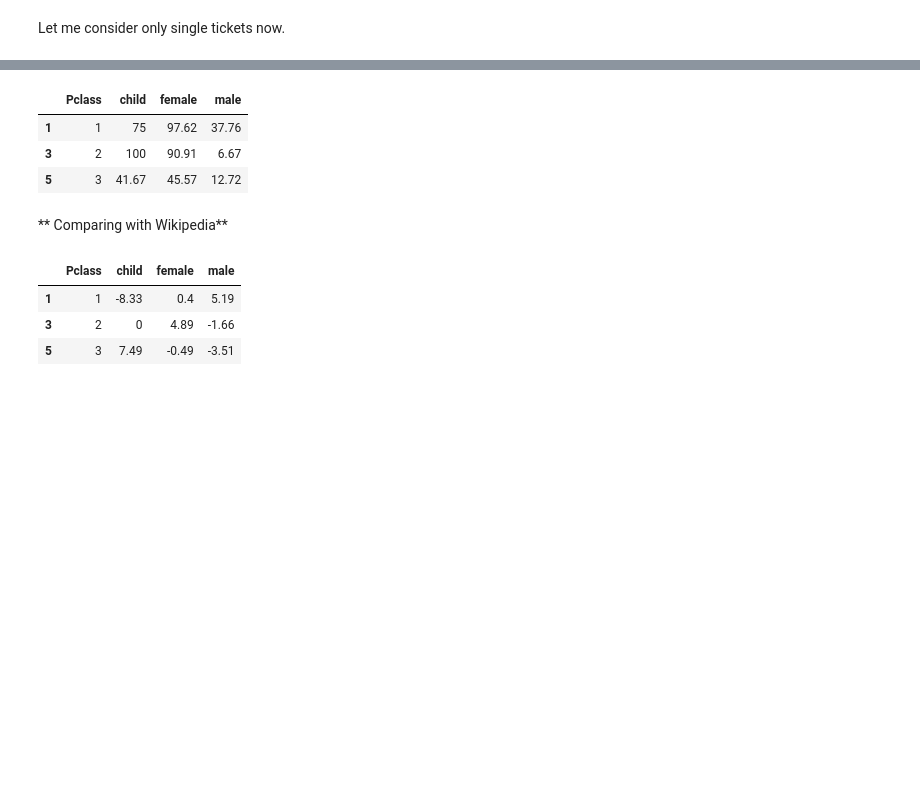
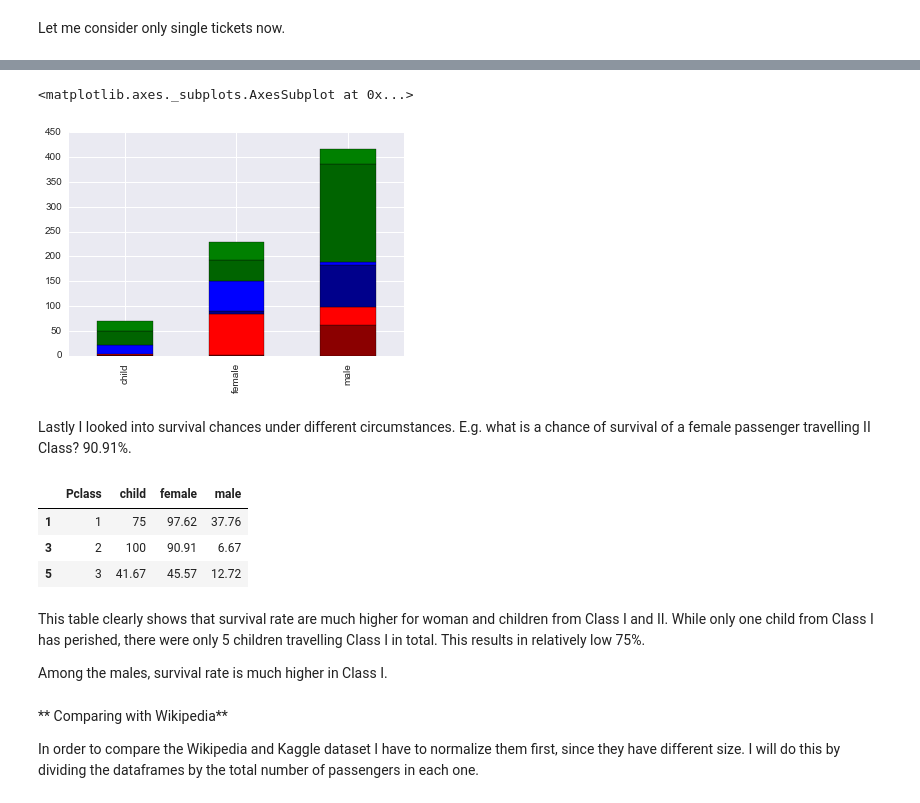
Before and after one commit to popolvar/udacity-dand-P2-titanic, a Jupyter notebook: Konecny P2 - Titanic.ipynb, the cells around one changed output, grey strips where cells are left out. Saved outputs shown, nothing was run; the diff lists cells and outputs as text; code cells hidden in the pictures; blank space fills up the shorter version.

```diff
--- a/Konecny P2 - Titanic.ipynb
+++ b/Konecny P2 - Titanic.ipynb
@@ -410,9 +416,9 @@ See the caveats in the documentation: http://pandas.pydata.org/pandas-docs/stabl
 # %%
 def set_child(row):
     if row["Age"] <= 12:
-        row["ResCat"]="child"
+        row["Pcat"]="child"
     return row
 
-passangers_df_age = passangers_df_age.apply(set_child,axis =1)
+passengers_df_age = passengers_df_age.apply(set_child,axis =1)
 # %%
 #quick check whether it worked
@@ -483,3 +515,19 @@ Now I will turn the survival counts into percentages and improve the visualizati
+# %%
+def draw_bar_chart(df):
+    c_list = ["darkred","red","darkblue","blue","darkgreen","green"]
+    l_list = ["I-D","I-S","II-D","II-S","III-D","III-S"]
+
+    #Normaly plot.bar takes each row for one bar. However I would like to aggregate by the
+    #column. df.T provides the transposed data frame which is what I want.
+    return df[["child","female","male"]].T.plot.bar(color = c_list,\
+              legend =False, stacked=True)
+
+draw_bar_chart(summary_df_kaggle)
+# %% [output]
+<matplotlib.axes._subplots.AxesSubplot at 0x...>
+[figure, added]
+# %% [markdown]
+Lastly I looked into survival chances under different circumstances. E.g. what is a chance of survival of a female passenger travelling II Class? 90.91%.
 # %%
 def count_to_percent(col):
     res = pd.Series(0.0, index = col.index)
@@ -510,8 +561,14 @@ summary_df_kaggle[ summary_df_kaggle["Survived"] == 1][["Pclass","child","female
 | 1 | 1 | 75 | 97.62 | 37.76 |
 | 3 | 2 | 100 | 90.91 | 6.67 |
 | 5 | 3 | 41.67 | 45.57 | 12.72 |
-# %% [markdown]
-** Comparing with Wikipedia**
+# %% [markdown]
+This table clearly shows that survival rate are much higher for woman and children from Class I and II. While only one child from Class I has perished, there were only 5 children travelling Class I in total. This results in relatively low 75%.
+
+Among the males, survival rate is much higher in Class I.
+# %% [markdown]
+** Comparing with Wikipedia**
+
+In order to compare the Wikipedia and Kaggle dataset I have to normalize them first, since they have different size. I will do this by dividing the dataframes by the total number of passengers in each one.
 # %%
 summary_df_wiki = summary_df_kaggle.copy()
 
@@ -522,15 +579,17 @@ summary_df_wiki["child"] = pd.Series([1,5,0,24,52,27], index)
 summary_df_wiki["female"] = pd.Series([4,140,13,80,89,76], index)
 summary_df_wiki["male"] = pd.Series([118,57,154,14,387,75], index)
 
-summary_df_wiki[["child","female","male"]] =summary_df_wiki[["child","female","male"]].apply(count_to_percent)
+def format_percent(cell):
+    return float("{0:.2f}".format(cell*100))
 
-summary_df_diff = summary_df_kaggle - summary_df_wiki
-summary_df_diff["Pclass"] = summary_df_wiki["Pclass"]
+def normalize(df):
+    res = df.copy()
+    total = res[["child","female","male"]].sum().sum()
 
-summary_df_diff.iloc[[1,3,5]][["Pclass","child","female","male"]]\
-.style.background_gradient(subset = ["child","female","male"], cmap=cm)
+    res[["child","female","male"]] = (res[["child","female","male"]]/total)
+    res[["child","female","male"]] = res[["child","female","male"]].applymap(format_percent)
+
+    return res
+
+summary_df_wiki_norm = normalize(summary_df_wiki)
+summary_df_kaggle_norm = normalize(summary_df_kaggle)
-# %% [output]
-|  | Pclass | child | female | male |
-| 1 | 1 | -8.33 | 0.4 | 5.19 |
-| 3 | 2 | 0 | 4.89 | -1.66 |
-| 5 | 3 | 7.49 | -0.49 | -3.51 |
```
Also changed, not shown: parts of 64 cells of this notebook, 1 other file.
